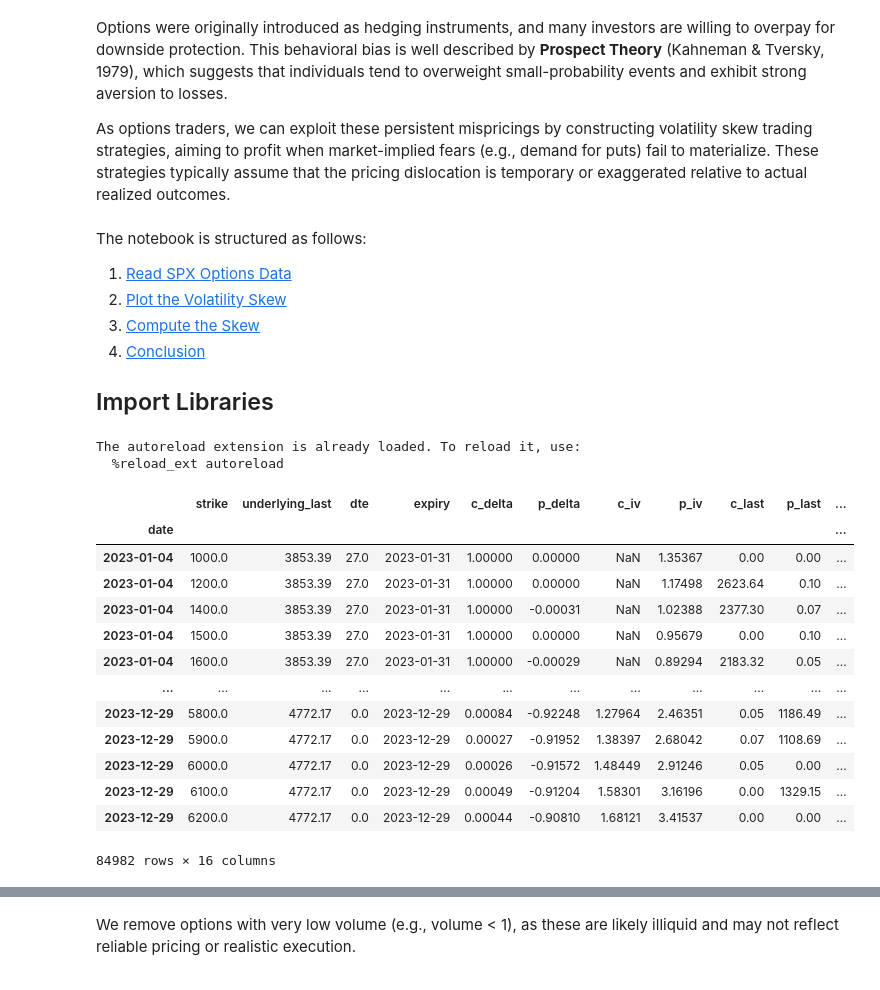
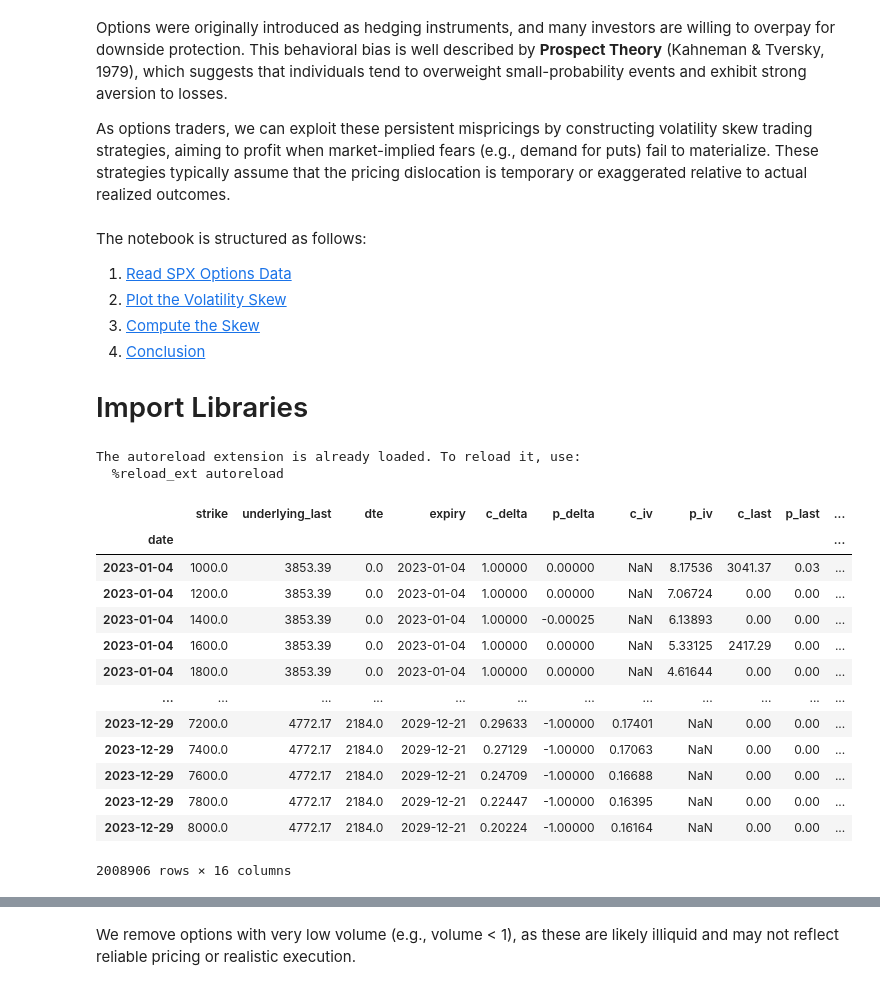
Before and after one commit to anthonymakarewicz/volatility-trading, a Jupyter notebook: skew_trading.ipynb, the cells around one changed output, grey strips where cells are left out. Drawn from its saved outputs; the diff is of its cells as text; code cells hidden in the pictures.

```diff
--- a/skew_trading.ipynb
+++ b/skew_trading.ipynb
@@ -15,7 +15,7 @@ The notebook is structured as follows:
 3. [Compute the Skew](#skew)
 3. [Conclusion](#conclusion)
 
-## Import Libraries
+# Import Libraries
 # %%
 %load_ext autoreload
 %autoreload 2
@@ -36,33 +36,33 @@ plt.style.use('seaborn-v0_8-darkgrid')
 The autoreload extension is already loaded. To reload it, use:
   %reload_ext autoreload
 # %%
-file = "data/intermediate/spx_options_2023_2023.parquet"
+file = "data/intermediate/full_spx_options_2023.parquet"
 
 cols = [
     "strike", "underlying_last",
     "dte", "expiry",
     "c_delta", "p_delta",
     "c_iv", "p_iv",
     "c_last", "p_last",
     "c_volume", "p_volume",
     "c_bid", "c_ask",
     "p_bid", "p_ask"
 ]
 
 options = pd.read_parquet(file, columns=cols)
 options
 # %% [output]
 |  | strike | underlying_last | dte | expiry | c_delta | p_delta | c_iv | p_iv | c_last | p_last | ... |
 | date |  |  |  |  |  |  |  |  |  |  | ... |
-| 2023-01-04 | 1000.0 | 3853.39 | 27.0 | 2023-01-31 | 1.00000 | 0.00000 | NaN | 1.35367 | 0.00 | 0.00 | ... |
-| 2023-01-04 | 1200.0 | 3853.39 | 27.0 | 2023-01-31 | 1.00000 | 0.00000 | NaN | 1.17498 | 2623.64 | 0.10 | ... |
-| 2023-01-04 | 1400.0 | 3853.39 | 27.0 | 2023-01-31 | 1.00000 | -0.00031 | NaN | 1.02388 | 2377.30 | 0.07 | ... |
-| 2023-01-04 | 1500.0 | 3853.39 | 27.0 | 2023-01-31 | 1.00000 | 0.00000 | NaN | 0.95679 | 0.00 | 0.10 | ... |
-| 2023-01-04 | 1600.0 | 3853.39 | 27.0 | 2023-01-31 | 1.00000 | -0.00029 | NaN | 0.89294 | 2183.32 | 0.05 | ... |
+| 2023-01-04 | 1000.0 | 3853.39 | 0.0 | 2023-01-04 | 1.00000 | 0.00000 | NaN | 8.17536 | 3041.37 | 0.03 | ... |
+| 2023-01-04 | 1200.0 | 3853.39 | 0.0 | 2023-01-04 | 1.00000 | 0.00000 | NaN | 7.06724 | 0.00 | 0.00 | ... |
+| 2023-01-04 | 1400.0 | 3853.39 | 0.0 | 2023-01-04 | 1.00000 | -0.00025 | NaN | 6.13893 | 0.00 | 0.00 | ... |
+| 2023-01-04 | 1600.0 | 3853.39 | 0.0 | 2023-01-04 | 1.00000 | 0.00000 | NaN | 5.33125 | 2417.29 | 0.00 | ... |
+| 2023-01-04 | 1800.0 | 3853.39 | 0.0 | 2023-01-04 | 1.00000 | 0.00000 | NaN | 4.61644 | 0.00 | 0.00 | ... |
 | ... | ... | ... | ... | ... | ... | ... | ... | ... | ... | ... | ... |
-| 2023-12-29 | 5800.0 | 4772.17 | 0.0 | 2023-12-29 | 0.00084 | -0.92248 | 1.27964 | 2.46351 | 0.05 | 1186.49 | ... |
-| 2023-12-29 | 5900.0 | 4772.17 | 0.0 | 2023-12-29 | 0.00027 | -0.91952 | 1.38397 | 2.68042 | 0.07 | 1108.69 | ... |
-| 2023-12-29 | 6000.0 | 4772.17 | 0.0 | 2023-12-29 | 0.00026 | -0.91572 | 1.48449 | 2.91246 | 0.05 | 0.00 | ... |
-| 2023-12-29 | 6100.0 | 4772.17 | 0.0 | 2023-12-29 | 0.00049 | -0.91204 | 1.58301 | 3.16196 | 0.00 | 1329.15 | ... |
-| 2023-12-29 | 6200.0 | 4772.17 | 0.0 | 2023-12-29 | 0.00044 | -0.90810 | 1.68121 | 3.41537 | 0.00 | 0.00 | ... |
+| 2023-12-29 | 7200.0 | 4772.17 | 2184.0 | 2029-12-21 | 0.29633 | -1.00000 | 0.17401 | NaN | 0.00 | 0.00 | ... |
+| 2023-12-29 | 7400.0 | 4772.17 | 2184.0 | 2029-12-21 | 0.27129 | -1.00000 | 0.17063 | NaN | 0.00 | 0.00 | ... |
+| 2023-12-29 | 7600.0 | 4772.17 | 2184.0 | 2029-12-21 | 0.24709 | -1.00000 | 0.16688 | NaN | 0.00 | 0.00 | ... |
+| 2023-12-29 | 7800.0 | 4772.17 | 2184.0 | 2029-12-21 | 0.22447 | -1.00000 | 0.16395 | NaN | 0.00 | 0.00 | ... |
+| 2023-12-29 | 8000.0 | 4772.17 | 2184.0 | 2029-12-21 | 0.20224 | -1.00000 | 0.16164 | NaN | 0.00 | 0.00 | ... |
-84982 rows × 16 columns
+2008906 rows × 16 columns
```
Also changed, not shown: parts of 59 cells of this notebook, 1 other file.
